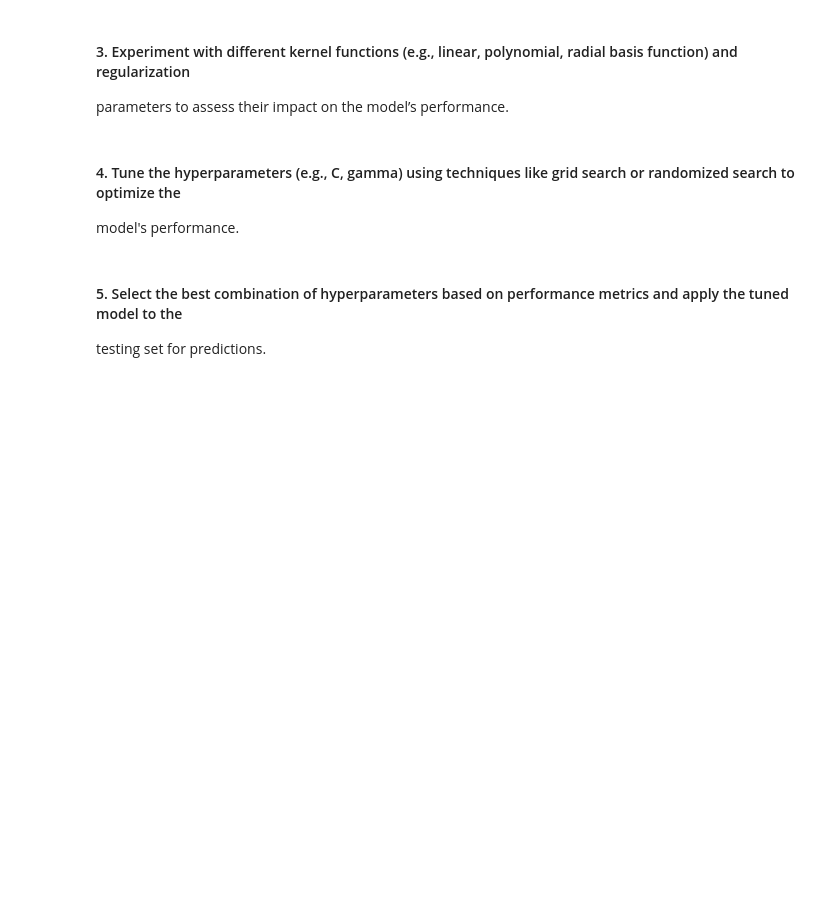
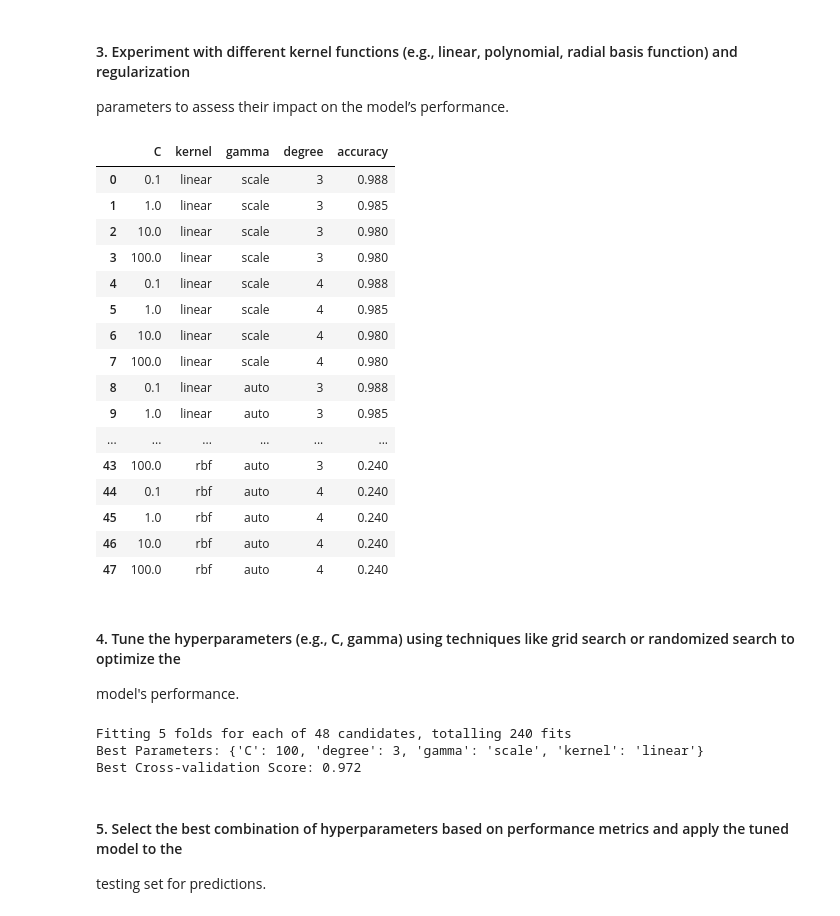
Before and after one commit to ahmadtarig/machine_learning_project, a Jupyter notebook: code.ipynb, the cells around one changed output. Saved outputs shown, nothing was run; the diff lists cells and outputs as text; code cells hidden in the pictures; blank space fills up the shorter version.

```diff
--- a/code.ipynb
+++ b/code.ipynb
@@ -485,3 +487,66 @@ parameters to assess their impact on the model’s performance.
+# %%
+# Define the parameter grid for tuning
+param_grid = {
+    'C': [0.1, 1, 10, 100],  # Regularization parameter
+    'kernel': ['linear', 'poly', 'rbf'],  # Kernel types
+    'gamma': ['scale', 'auto'],  # Only for RBF kernel
+    'degree': [3, 4],  # Degree of polynomial kernel
+}
+svm_scores = {
+    'accuracy_scores' : [],
+    'f1_scores' : [],
+    'recall_scores' : [],
+}
+
+output ={
+    'C': [],
+    'kernel': [],
+    'gamma': [],
+    'degree': [],
+    'accuracy': [],
+}
+
+for kernel in param_grid.get('kernel'):
+    for gamma in param_grid.get('gamma'):
+        for degree in param_grid.get('degree'):
+            for C in param_grid.get('C'):
+                loop_svm_model = SVC(kernel=kernel, gamma=gamma, degree=degree, C=C)
+                loop_svm_model.fit(x_train, y_train)
+
+                y_predict = loop_svm_model.predict(x_test)
+                accuracy = accuracy_score(y_test, y_predict)
+
+                output.get("kernel").append(kernel)
+                output.get("gamma").append(gamma)
+                output.get("degree").append(degree)
+                output.get("C").append(C)
+                output.get("accuracy").append(f"{accuracy:.3f}")
+
+                svm_scores.get('accuracy_scores').append(accuracy)
+                svm_scores.get('f1_scores').append(f1_score(by_test, by_predict))
+                svm_scores.get('recall_scores').append(recall_score(by_test, by_predict))
+
+ouput_df = pd.DataFrame(output)
+# %%
+ouput_df
+# %% [output]
+|  | C | kernel | gamma | degree | accuracy |
+| 0 | 0.1 | linear | scale | 3 | 0.988 |
+| 1 | 1.0 | linear | scale | 3 | 0.985 |
+| 2 | 10.0 | linear | scale | 3 | 0.980 |
+| 3 | 100.0 | linear | scale | 3 | 0.980 |
+| 4 | 0.1 | linear | scale | 4 | 0.988 |
+| 5 | 1.0 | linear | scale | 4 | 0.985 |
+| 6 | 10.0 | linear | scale | 4 | 0.980 |
+| 7 | 100.0 | linear | scale | 4 | 0.980 |
+| 8 | 0.1 | linear | auto | 3 | 0.988 |
+| 9 | 1.0 | linear | auto | 3 | 0.985 |
+| ... | ... | ... | ... | ... | ... |
+| 43 | 100.0 | rbf | auto | 3 | 0.240 |
+| 44 | 0.1 | rbf | auto | 4 | 0.240 |
+| 45 | 1.0 | rbf | auto | 4 | 0.240 |
+| 46 | 10.0 | rbf | auto | 4 | 0.240 |
+| 47 | 100.0 | rbf | auto | 4 | 0.240 |
 # %% [markdown]
 #### 4. Tune the hyperparameters (e.g., C, gamma) using techniques like grid search or randomized search to optimize the
 model's performance.
@@ -490 +553,13 @@ model's performance.
+# %%
+# training
+svc_grid_search = GridSearchCV(SVC(), param_grid, cv=5, verbose=2, n_jobs=-1)
+svc_grid_search.fit(x_train, y_train)
+
+# Output the best parameters and best score
+print(f"Best Parameters: {svc_grid_search.best_params_}")
+print(f"Best Cross-validation Score: {svc_grid_search.best_score_:.3f}")
+# %% [output]
+Fitting 5 folds for each of 48 candidates, totalling 240 fits
+Best Parameters: {'C': 100, 'degree': 3, 'gamma': 'scale', 'kernel': 'linear'}
+Best Cross-validation Score: 0.972
 # %% [markdown]
```
Also changed, not shown: parts of 31 cells of this notebook.
